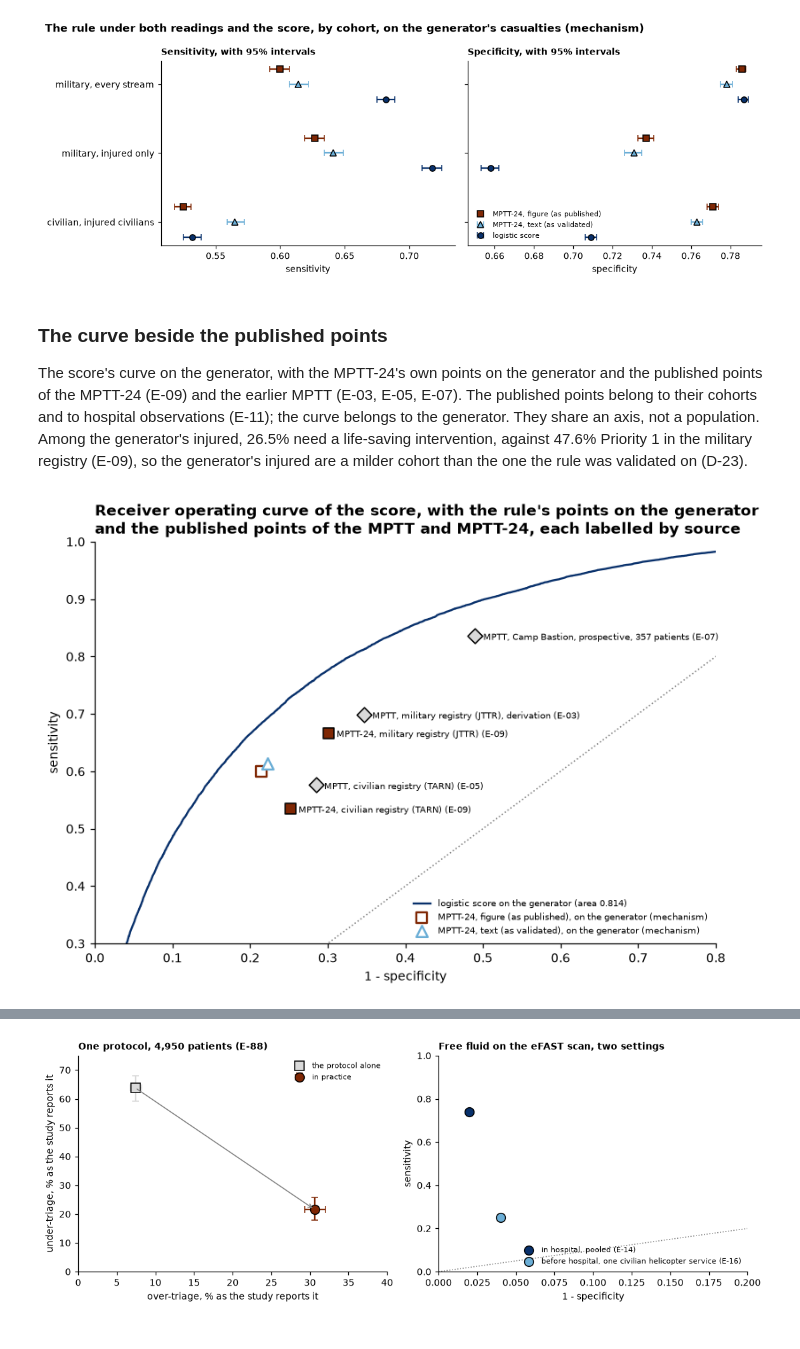
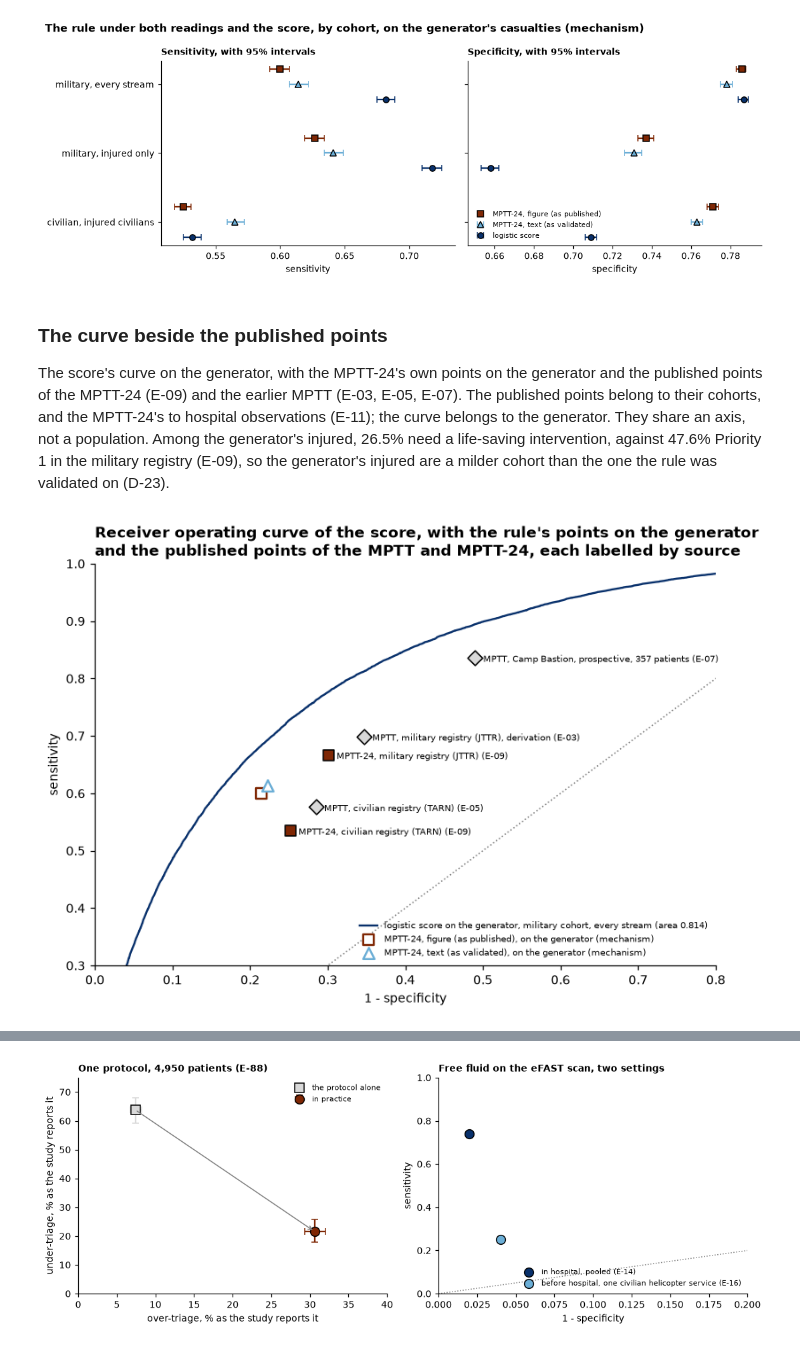
Before and after one commit to RossTylr/inference-labs, a Jupyter notebook: notebooks/02_frequentist.ipynb, the cells around one changed output, grey strips where cells are left out. Drawn from its saved outputs; the diff is of its cells as text; code cells hidden in the pictures.

```diff
--- a/notebooks/02_frequentist.ipynb
+++ b/notebooks/02_frequentist.ipynb
@@ -255,34 +255,34 @@ plt.show()
 # %% [markdown]
 ### The curve beside the published points
 
-The score's curve on the generator, with the MPTT-24's own points on the generator and the published points of the MPTT-24 (E-09) and the earlier MPTT (E-03, E-05, E-07). The published points belong to their cohorts and to hospital observations (E-11); the curve belongs to the generator. They share an axis, not a population. Among the generator's injured, 26.5% need a life-saving intervention, against 47.6% Priority 1 in the military registry (E-09), so the generator's injured are a milder cohort than the one the rule was validated on (D-23).
+The score's curve on the generator, with the MPTT-24's own points on the generator and the published points of the MPTT-24 (E-09) and the earlier MPTT (E-03, E-05, E-07). The published points belong to their cohorts, and the MPTT-24's to hospital observations (E-11); the curve belongs to the generator. They share an axis, not a population. Among the generator's injured, 26.5% need a life-saving intervention, against 47.6% Priority 1 in the military registry (E-09), so the generator's injured are a milder cohort than the one the rule was validated on (D-23).
 # %%
 fig, ax = plt.subplots(figsize=(7.4, 5.2))
-ax.plot(r["fpr"], r["tpr"], color=MID, linewidth=1.5, label=f"logistic score on the generator (area {r['auc']:.3f})")
+ax.plot(r["fpr"], r["tpr"], color=MID, linewidth=1.5, label=f"logistic score on the generator, military cohort, every stream (area {r['auc']:.3f})")
 for name, (colour, marker) in styles.items():
     if name == methods[2]:
         continue
     pt = r["points"][name]
     ax.scatter(1 - pt["specificity"][0], pt["sensitivity"][0], s=70, marker=marker, facecolor="white",
                edgecolor=colour, linewidth=1.5, zorder=4, label=f"{name}, on the generator (mechanism)")
 for x in freq.PUBLISHED:
     marker = "D" if x.rule == "MPTT" else "s"
     ax.scatter(1 - x.specificity, x.sensitivity, s=60, marker=marker, color=DARK if x.rule == "MPTT-24" else LIGHT,
                edgecolor="black", zorder=3)
     ax.annotate(f"{x.rule}, {x.cohort} ({x.source})", (1 - x.specificity, x.sensitivity), fontsize=6.5,
                 xytext=(6, -3), textcoords="offset points")
 ax.plot([0, 1], [0, 1], color="grey", linestyle=":", linewidth=1)
 ax.set_xlim(0, 0.8)
 ax.set_ylim(0.3, 1.0)
 ax.set_xlabel("1 - specificity")
 ax.set_ylabel("sensitivity")
 ax.legend(fontsize=6.5, frameon=False, loc="lower right")
 ax.set_title("Receiver operating curve of the score, with the rule's points on the generator\nand the published "
              "points of the MPTT and MPTT-24, each labelled by source", loc="left")
 plt.tight_layout()
 plt.show()
 # %% [output]
-[figure, old version]
+[figure, new version]
 # %% [markdown]
 ### Protocol against practice, and one scan in two rooms
 
```
Also changed, not shown: parts of 17 cells of this notebook, 2 other files.
